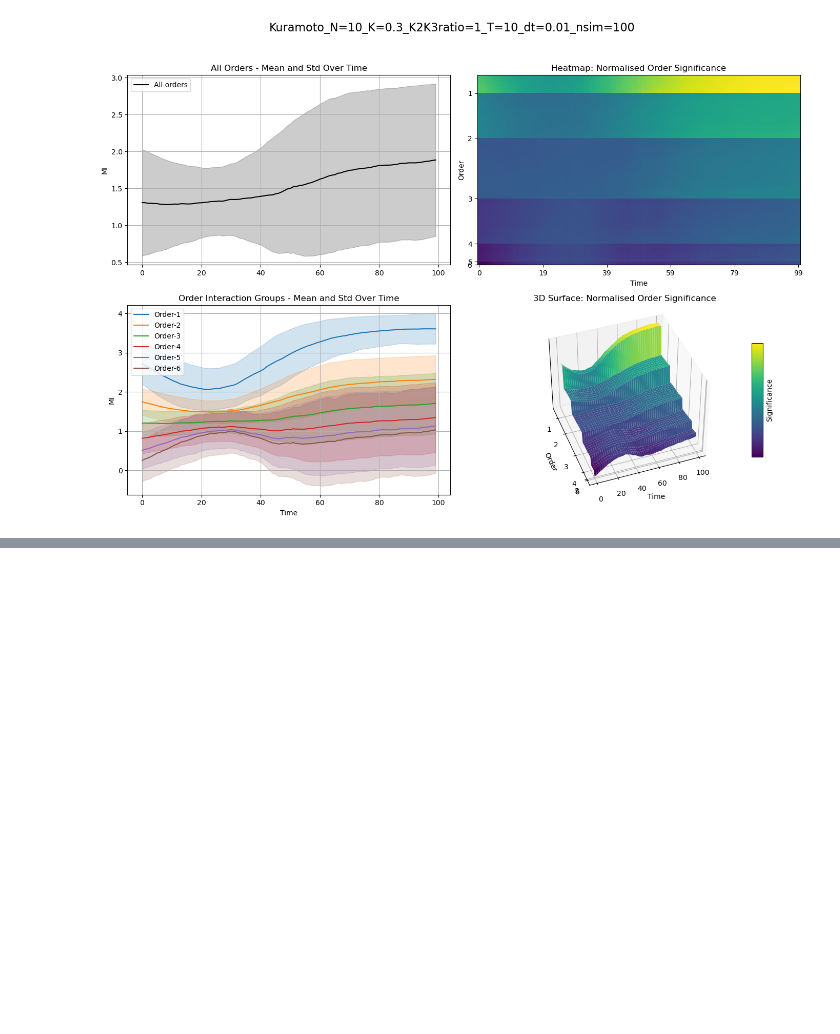
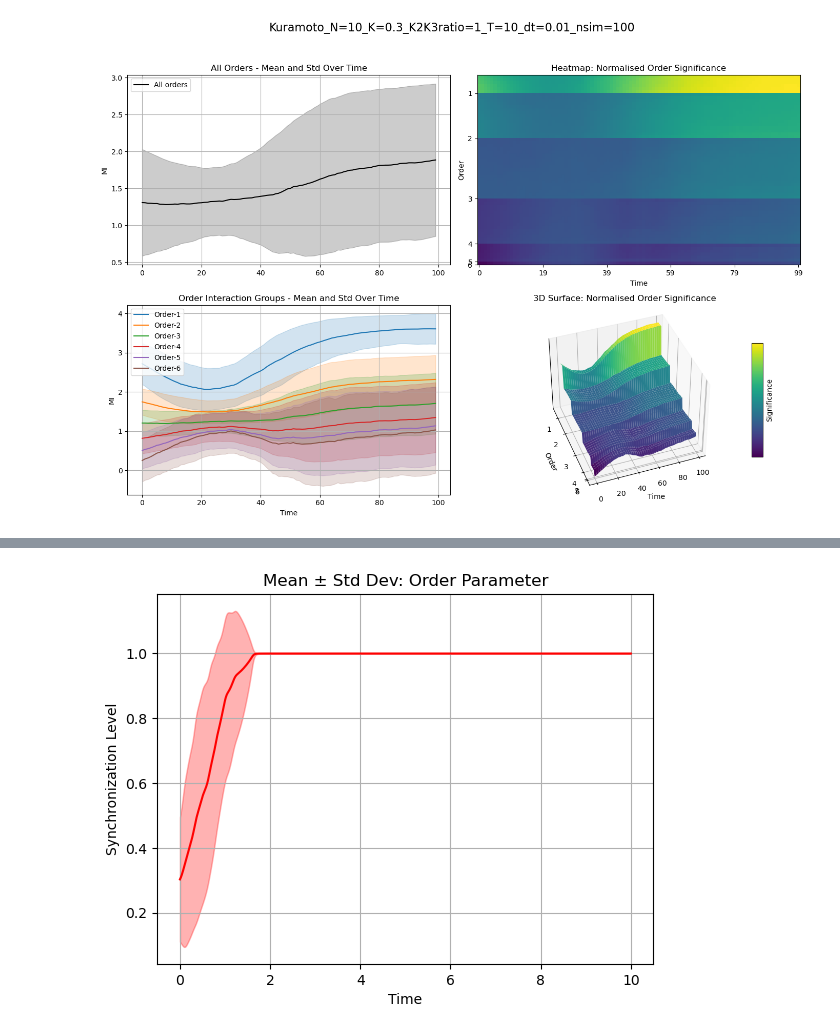
Before and after one commit to cyrilrommens/PhD_2, a Jupyter notebook: kuramoto_complete.ipynb, the cells around one changed output, grey strips where cells are left out. Cells and saved outputs as stored; diff of their text form; code cells hidden in the pictures; blank space fills up the shorter version.

```diff
--- a/kuramoto_complete.ipynb
+++ b/kuramoto_complete.ipynb
@@ -754,0 +900,12 @@ combined_simulation_plot(simulation_results, N, K, K2K3_ratio, T, dt, n_sim)
+# %%
+# System settings
+N = 10
+K = 0.5
+K2K3_ratio = 0.5
+T = 10
+timesteps = 1000
+n_sim = 10
+
+# Run simulations
+simulation_results = []
+t_eval, r_all, frequencies_dfs = simulate_xgi_time_series(N, K, K2K3_ratio, T, timesteps, n_sim)
@@ -754,0 +916,15 @@ combined_simulation_plot(simulation_results, N, K, K2K3_ratio, T, dt, n_sim)
+# %%
+# --- Bottom left: Mean ± Std Dev - Order parameter ---
+# Compute statistics
+r_avg = np.mean(r_all, axis=0)
+r_std = np.std(r_all, axis=0)
+
+plt.plot(t_eval, r_avg, color='red', label='Mean Order Parameter')
+plt.fill_between(t_eval, r_avg - r_std, r_avg + r_std, color='red', alpha=0.3, label='±1 Std Dev')
+plt.title("Mean ± Std Dev: Order Parameter")
+plt.xlabel("Time")
+plt.ylabel("Synchronization Level")
+plt.grid(True)
+plt.show()
+# %% [output]
+[figure, added]
```
Also changed, not shown: parts of 14 cells of this notebook.
